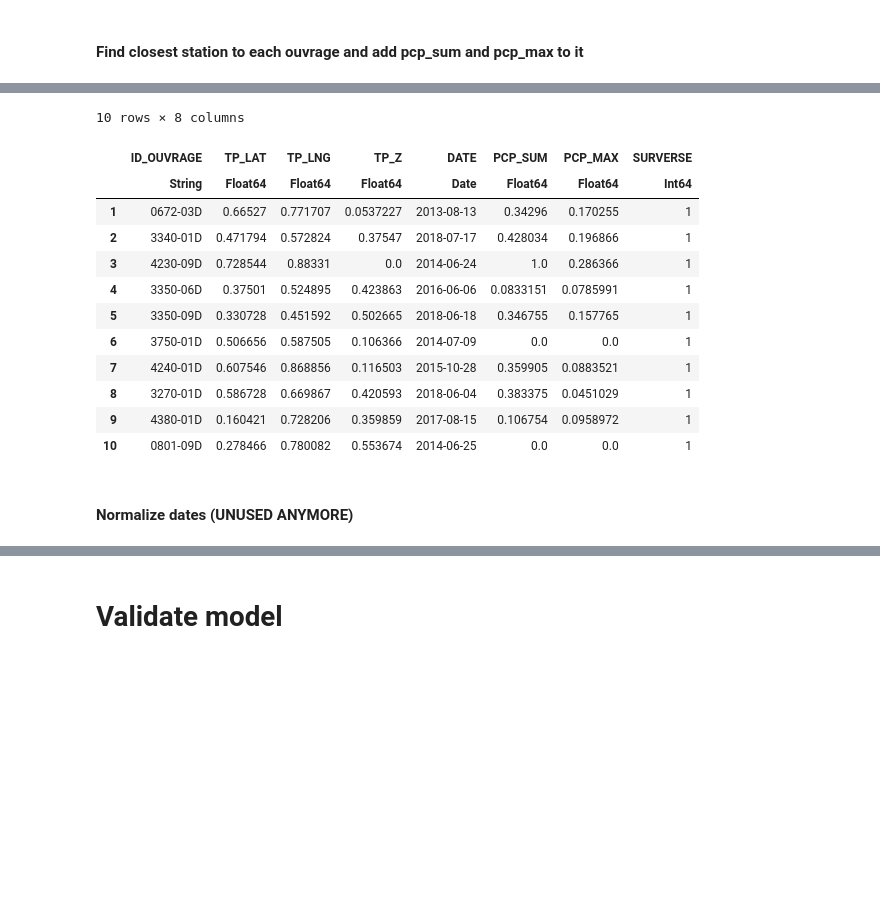
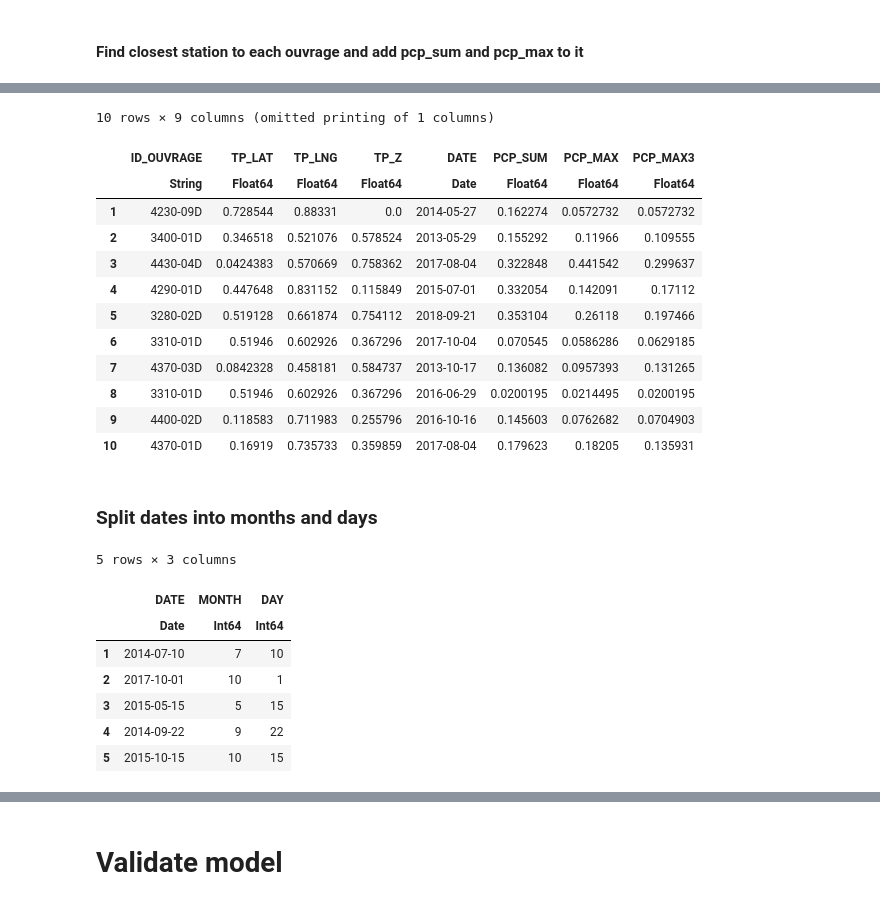
Before and after one commit to JeyzerMC/MTH3302-Project, a Jupyter notebook: RF_Model.ipynb, the cells around one changed output, grey strips where cells are left out. Cells and saved outputs as stored; diff of their text form; code cells hidden in the pictures; blank space fills up the shorter version.

```diff
--- a/RF_Model.ipynb
+++ b/RF_Model.ipynb
@@ -229,9 +244,10 @@ station_df
 # %% [markdown]
 #### Add pcp_sum and pcp_max columns
 # %%
+comb.PCP_SUM = zeros(size(comb, 1));
 comb.PCP_MAX = zeros(size(comb, 1));
-comb.PCP_SUM = zeros(size(comb, 1));
-permutecols!(comb, [:ID_OUVRAGE, :TP_LAT, :TP_LNG, :TP_Z, :DATE, :PCP_SUM, :PCP_MAX, :SURVERSE]);
+comb.PCP_MAX3 = zeros(size(comb, 1));
+permutecols!(comb, [:ID_OUVRAGE, :TP_LAT, :TP_LNG, :TP_Z, :DATE, :PCP_SUM, :PCP_MAX, :PCP_MAX3, :SURVERSE]);
 # %%
 first(shuffleDf(comb), 10)
 # %% [output]
@@ -278,5 +297,6 @@ end
 # %%
-comb[comb[:PCP_SUM] .> 500, :PCP_SUM] = 500;
+comb[comb[:PCP_SUM] .> 750, :PCP_SUM] = 750;
 comb[comb[:PCP_MAX] .> 500, :PCP_MAX] = 500;
+comb[comb[:PCP_MAX3] .> 750, :PCP_MAX3] = 750;
 # %% [output]
 ┌ Warning: `getindex(df::DataFrame, col_ind::ColumnIndex)` is deprecated, use `df[!, col_ind]` instead.
@@ -309,24 +332,26 @@ max_pcp_sum = maximum(comb.PCP_SUM);
 
 min_pcp_max = minimum(comb.PCP_MAX);
 max_pcp_max = maximum(comb.PCP_MAX);
+
+min_pcp_max3 = minimum(comb.PCP_MAX3);
+max_pcp_max3 = maximum(comb.PCP_MAX3);
 # %%
 comb.PCP_SUM = normalize.(comb.PCP_SUM, min_pcp_sum, max_pcp_sum);
 comb.PCP_MAX = normalize.(comb.PCP_MAX, min_pcp_max, max_pcp_max);
+comb.PCP_MAX3 = normalize.(comb.PCP_MAX3, min_pcp_max3, max_pcp_max3);
 # %%
 first(shuffleDf(filter(row -> row.SURVERSE == 1, comb)), 10)
 # %% [output]
-10 rows × 8 columns
+10 rows × 9 columns (omitted printing of 1 columns)
-|  | ID_OUVRAGE | TP_LAT | TP_LNG | TP_Z | DATE | PCP_SUM | PCP_MAX | SURVERSE |
-|  | String | Float64 | Float64 | Float64 | Date | Float64 | Float64 | Int64 |
-| 1 | 0672-03D | 0.66527 | 0.771707 | 0.0537227 | 2013-08-13 | 0.34296 | 0.170255 | 1 |
-| 2 | 3340-01D | 0.471794 | 0.572824 | 0.37547 | 2018-07-17 | 0.428034 | 0.196866 | 1 |
-| 3 | 4230-09D | 0.728544 | 0.88331 | 0.0 | 2014-06-24 | 1.0 | 0.286366 | 1 |
-| 4 | 3350-06D | 0.37501 | 0.524895 | 0.423863 | 2016-06-06 | 0.0833151 | 0.0785991 | 1 |
-| 5 | 3350-09D | 0.330728 | 0.451592 | 0.502665 | 2018-06-18 | 0.346755 | 0.157765 | 1 |
-| 6 | 3750-01D | 0.506656 | 0.587505 | 0.106366 | 2014-07-09 | 0.0 | 0.0 | 1 |
-| 7 | 4240-01D | 0.607546 | 0.868856 | 0.116503 | 2015-10-28 | 0.359905 | 0.0883521 | 1 |
-| 8 | 3270-01D | 0.586728 | 0.669867 | 0.420593 | 2018-06-04 | 0.383375 | 0.0451029 | 1 |
-| 9 | 4380-01D | 0.160421 | 0.728206 | 0.359859 | 2017-08-15 | 0.106754 | 0.0958972 | 1 |
-| 10 | 0801-09D | 0.278466 | 0.780082 | 0.553674 | 2014-06-25 | 0.0 | 0.0 | 1 |
+|  | ID_OUVRAGE | TP_LAT | TP_LNG | TP_Z | DATE | PCP_SUM | PCP_MAX | PCP_MAX3 |
+|  | String | Float64 | Float64 | Float64 | Date | Float64 | Float64 | Float64 |
+| 1 | 4230-09D | 0.728544 | 0.88331 | 0.0 | 2014-05-27 | 0.162274 | 0.0572732 | 0.0572732 |
+| 2 | 3400-01D | 0.346518 | 0.521076 | 0.578524 | 2013-05-29 | 0.155292 | 0.11966 | 0.109555 |
+| 3 | 4430-04D | 0.0424383 | 0.570669 | 0.758362 | 2017-08-04 | 0.322848 | 0.441542 | 0.299637 |
+| 4 | 4290-01D | 0.447648 | 0.831152 | 0.115849 | 2015-07-01 | 0.332054 | 0.142091 | 0.17112 |
+| 5 | 3280-02D | 0.519128 | 0.661874 | 0.754112 | 2018-09-21 | 0.353104 | 0.26118 | 0.197466 |
+| 6 | 3310-01D | 0.51946 | 0.602926 | 0.367296 | 2017-10-04 | 0.070545 | 0.0586286 | 0.0629185 |
+| 7 | 4370-03D | 0.0842328 | 0.458181 | 0.584737 | 2013-10-17 | 0.136082 | 0.0957393 | 0.131265 |
+| 8 | 3310-01D | 0.51946 | 0.602926 | 0.367296 | 2016-06-29 | 0.0200195 | 0.0214495 | 0.0200195 |
+| 9 | 4400-02D | 0.118583 | 0.711983 | 0.255796 | 2016-10-16 | 0.145603 | 0.0762682 | 0.0704903 |
+| 10 | 4370-01D | 0.16919 | 0.735733 | 0.359859 | 2017-08-04 | 0.179623 | 0.18205 | 0.135931 |
-# %% [markdown]
-#### Normalize dates (UNUSED ANYMORE)
@@ -335,0 +358,15 @@ dates = normalize.(dates, minimum(dates), maximum(dates));
+# %% [markdown]
+### Split dates into months and days
+# %%
+comb.MONTH = month.(comb.DATE);
+comb.DAY = day.(comb.DATE);
+first(shuffleDf(comb[!, [:DATE, :MONTH, :DAY]]), 5)
+# %% [output]
+5 rows × 3 columns
+|  | DATE | MONTH | DAY |
+|  | Date | Int64 | Int64 |
+| 1 | 2014-07-10 | 7 | 10 |
+| 2 | 2017-10-01 | 10 | 1 |
+| 3 | 2015-05-15 | 5 | 15 |
+| 4 | 2014-09-22 | 9 | 22 |
+| 5 | 2015-10-15 | 10 | 15 |
```
Also changed, not shown: parts of 43 cells of this notebook, 3 other files.
